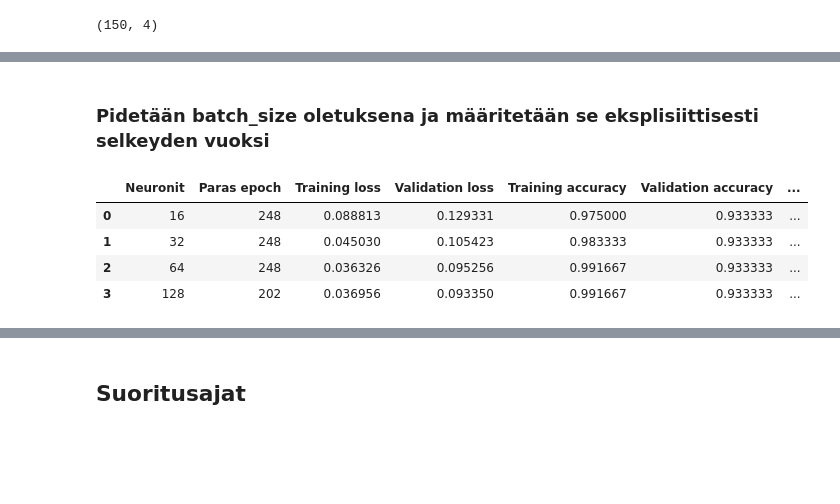
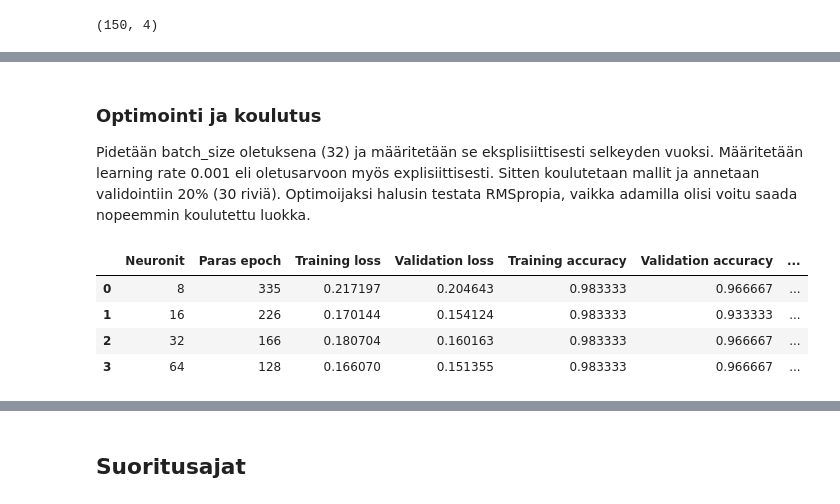
Before and after one commit to MustBeViable/neuroverkkokurssi, a Jupyter notebook: week1_FCN_Elias_Rinne.ipynb, the cells around one changed output, grey strips where cells are left out. Cells and saved outputs as stored; diff of their text form; code cells hidden in the pictures; blank space fills up the shorter version.

```diff
--- a/week1_FCN_Elias_Rinne.ipynb
+++ b/week1_FCN_Elias_Rinne.ipynb
@@ -203,4 +190,23 @@ Alustetaan kaikki mallit omilla neuronimäärillä ja samalla optimoijalla.
+# %%
+# Stopperi huomaa kun malli alkaa ylioppia, eli validation loss lähtee nousemaan.
+stopper = keras.callbacks.EarlyStopping(
+    monitor="val_loss",
+    patience=5,
+    restore_best_weights=True
+)
+# %%
+# Suuri lukema takamaan, että malli ei ali opi.
+max_epochs = 1500
 # %%
+# 8 neuronin malli
+keras.utils.set_random_seed(0)
+model8 = Sequential([
+    Input(shape=(4,)), # 4 shapea -> 4 eri piirrettä -> input on oltava 4
+    Flatten(), # tehdään yksiulotteiseksi arvot
+    Dense(8, activation='relu'),
+    Dense(3, activation='softmax') # 3 neuronia 3 luokkaa varten
+    ])
+
 # 16 neuronin malli
 keras.utils.set_random_seed(0)
 model16 = Sequential([
@@ -228,13 +234,4 @@ model64 = Sequential([
     Dense(3, activation='softmax') # 3 neuronia 3 luokkaa varten
     ])
 
-# 128 neuronin malli
-keras.utils.set_random_seed(0)
-model128 = Sequential([
-    Input(shape=(4,)), # 4 shapea -> 4 eri piirrettä -> input on oltava 4
-    Flatten(), # tehdään yksiulotteiseksi arvot
-    Dense(128, activation='relu'),
-    Dense(3, activation='softmax') # 3 neuronia 3 luokkaa varten
-    ])
-
-model_list = [model16, model32, model64, model128]
+model_list = [model8, model16, model32, model64]
@@ -248,2 +238,4 @@ for model in model_list:
 # %% [markdown]
-### Pidetään batch_size oletuksena ja määritetään se eksplisiittisesti selkeyden vuoksi
+### Optimointi ja koulutus
+
+Pidetään batch_size oletuksena (32) ja määritetään se eksplisiittisesti selkeyden vuoksi. Määritetään learning rate 0.001 eli oletusarvoon myös explisiittisesti. Sitten koulutetaan mallit ja annetaan validointiin 20% (30 riviä). Optimoijaksi halusin testata RMSpropia, vaikka adamilla olisi voitu saada nopeemmin koulutettu luokka.
@@ -259,7 +258,7 @@ training_times = []
 for model in model_list:
     keras.utils.set_random_seed(0)
     start = time.perf_counter()
-    history = model.fit(x_shuffled, y_shuffled, epochs=250, batch_size=32, validation_split=0.2, verbose=0)
+    history = model.fit(x_shuffled, y_shuffled, epochs=max_epochs, batch_size=32, validation_split=0.2, callbacks=[stopper], verbose=0)
     histories.append(history)
 
     elapsed = time.perf_counter() - start
@@ -267,30 +266,30 @@ for model in model_list:
 # %%
 results = []
 
 ## HUOM AI:lta pyydetty koodinpätkä, että saadaan data järkevästi vertailtavaan muotoon.
 ## Epäonnistuin ite täs liian monta kertaa, joten pyysin korjaamaan.
 for neurons, history, elapsed in zip(
-    [16, 32, 64, 128], histories, training_times
+    [8, 16, 32, 64], histories, training_times
 ):
     # Etsitään pienimmän validation lossin epoch (jätin tän kun ite en tiennyt mitä tässä tarkalleen tapahtuu)
     best_idx = np.argmin(history.history["val_loss"])
 
     results.append({
         "Neuronit": neurons,
         "Paras epoch": best_idx + 1,
         "Training loss": history.history["loss"][best_idx],
         "Validation loss": history.history["val_loss"][best_idx],
         "Training accuracy": history.history["accuracy"][best_idx],
         "Validation accuracy": history.history["val_accuracy"][best_idx],
         "Koulutusaika (s)": elapsed
     })
 
 results_df = pd.DataFrame(results)
 
 display(results_df)
 # %% [output]
 |  | Neuronit | Paras epoch | Training loss | Validation loss | Training accuracy | Validation accuracy | ... |
-| 0 | 16 | 248 | 0.088813 | 0.129331 | 0.975000 | 0.933333 | ... |
-| 1 | 32 | 248 | 0.045030 | 0.105423 | 0.983333 | 0.933333 | ... |
-| 2 | 64 | 248 | 0.036326 | 0.095256 | 0.991667 | 0.933333 | ... |
-| 3 | 128 | 202 | 0.036956 | 0.093350 | 0.991667 | 0.933333 | ... |
+| 0 | 8 | 335 | 0.217197 | 0.204643 | 0.983333 | 0.966667 | ... |
+| 1 | 16 | 226 | 0.170144 | 0.154124 | 0.983333 | 0.933333 | ... |
+| 2 | 32 | 166 | 0.180704 | 0.160163 | 0.983333 | 0.966667 | ... |
+| 3 | 64 | 128 | 0.166070 | 0.151355 | 0.983333 | 0.966667 | ... |
```
Also changed, not shown: parts of 29 cells of this notebook.
